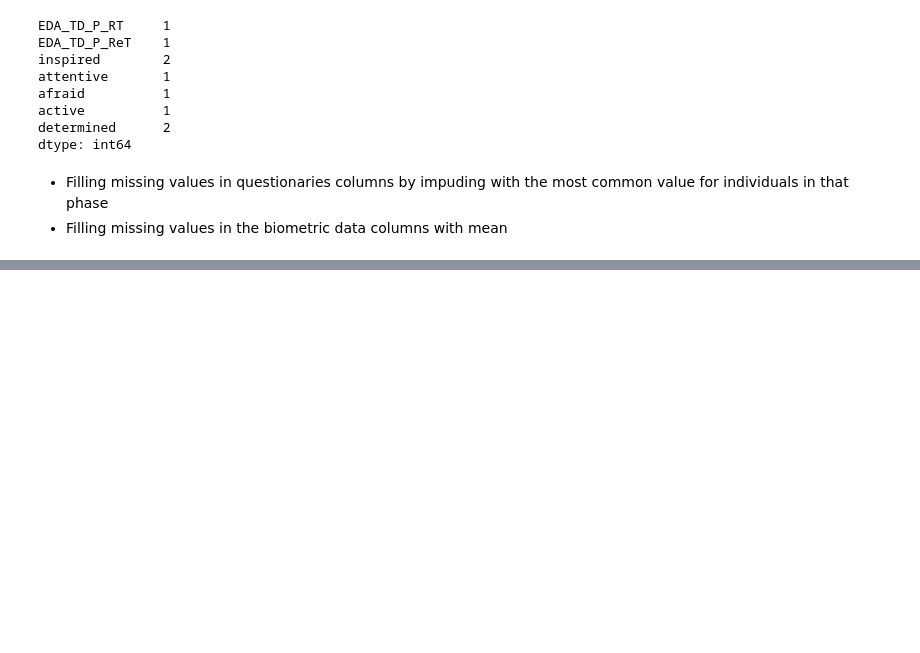
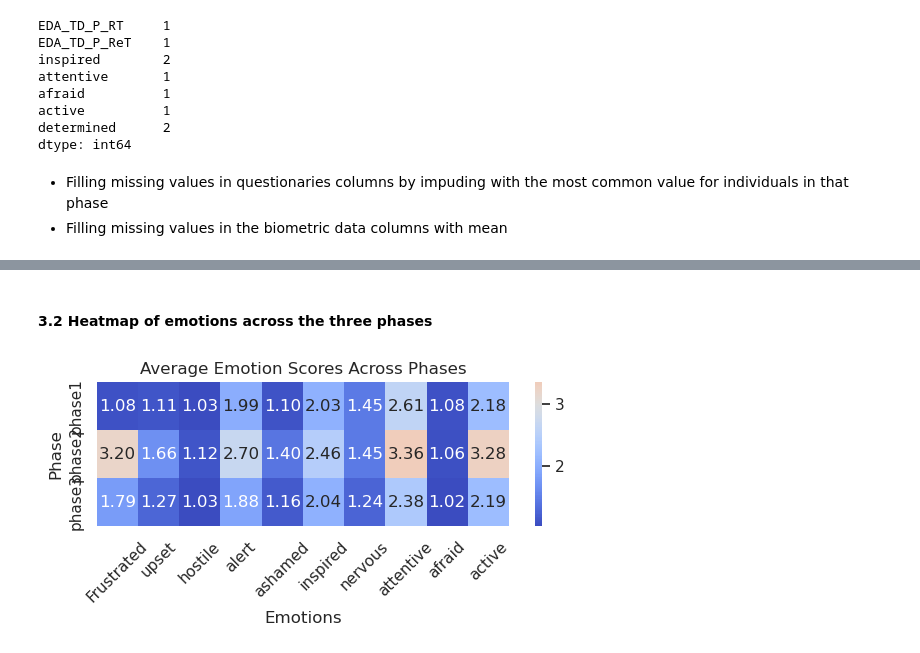
Before and after one commit to AntonWangDTU/case_2, a Jupyter notebook: src_anton/case_2_data.ipynb, the cells around one changed output, grey strips where cells are left out. Drawn from its saved outputs; the diff is of its cells as text; code cells hidden in the pictures; blank space fills up the shorter version.

```diff
--- a/src_anton/case_2_data.ipynb
+++ b/src_anton/case_2_data.ipynb
@@ -77,0 +140,27 @@ data_pd.fillna({col: data_pd[col].mean() for col in ['EDA_TD_P_RT', 'EDA_TD_P_Re
+# %% [markdown]
+#### 3.2 Heatmap of emotions across the three phases
+# %%
+import matplotlib.pyplot as plt
+import seaborn as sns
+
+# Emotion columns
+emotion_cols = emotions_df.columns
+
+# Combine Phase and Emotions
+full_df = data_pd[['Phase']].join(emotions_df)
+
+# Group by Phase and calculate mean scores
+emotion_means = full_df.groupby('Phase')[emotion_cols].mean()
+
+# Create the heatmap
+plt.figure(figsize=(6, 3))
+sns.heatmap(emotion_means, annot=True, fmt=".2f", cmap="coolwarm", center=3)
+
+plt.title('Average Emotion Scores Across Phases')
+plt.xlabel('Emotions')
+plt.ylabel('Phase')
+plt.xticks(rotation=45)
+plt.tight_layout()
+plt.show()
+# %% [output]
+[figure, added]
```
Also changed, not shown: parts of 34 cells of this notebook.
